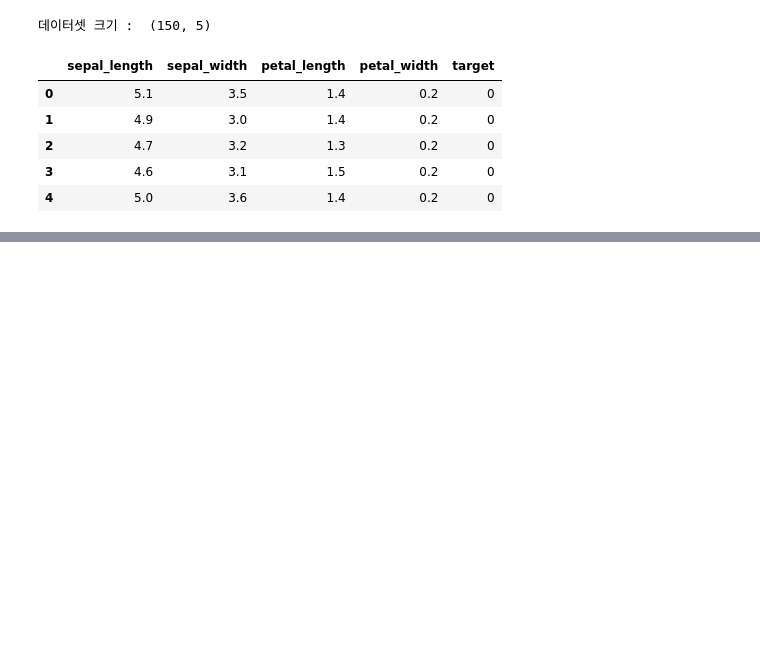
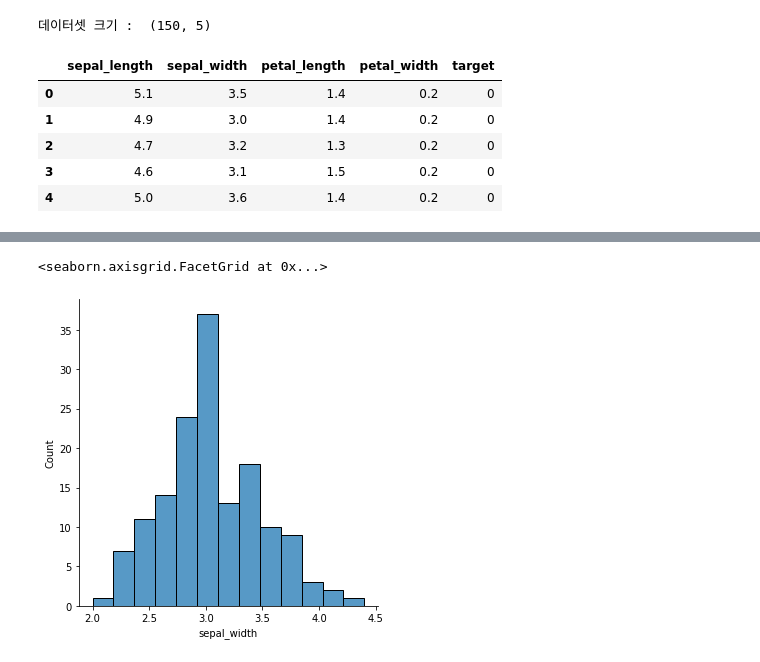
Before and after one commit to jso4342/STUDY__python, a Jupyter notebook: machine_learning.ipynb, the cells around one changed output, grey strips where cells are left out. Saved outputs shown, nothing was run; the diff lists cells and outputs as text; code cells hidden in the pictures; blank space fills up the shorter version.

```diff
--- a/machine_learning.ipynb
+++ b/machine_learning.ipynb
@@ -150,0 +245,5 @@ df.head()
+# %%
+sns.displot(x='sepal_width', data=df)
+# %% [output]
+<seaborn.axisgrid.FacetGrid at 0x...>
+[figure, added]
```
Also changed, not shown: parts of 33 cells of this notebook.
